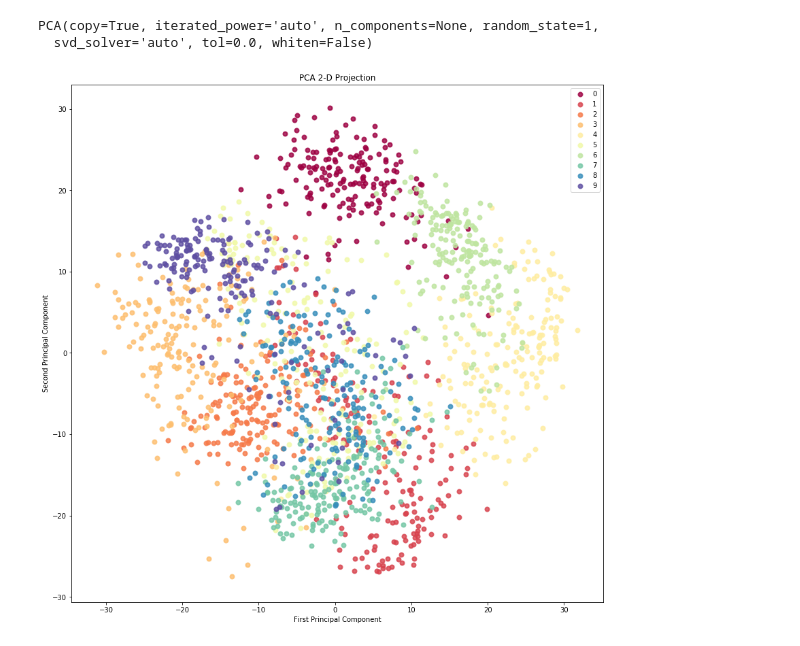
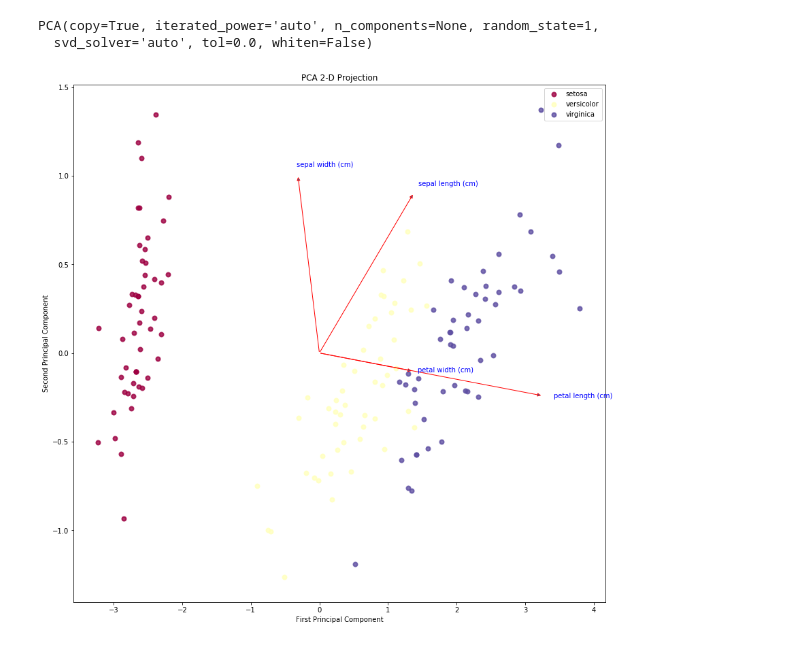
Before and after one commit to reiinakano/scikit-plot, a Jupyter notebook: examples/jupyter_notebooks/plot_pca_2d_projection.ipynb, the cells around one changed output. Drawn from its saved outputs; the diff is of its cells as text; code cells hidden in the pictures.

Commit message:
Feature/pca 2d projection (#75)
* Added biplot functionality

* Added biplot functionality

* update pca_2d_projection notebook

* style changes

* minor changes

* biplot test added

```diff
--- a/examples/jupyter_notebooks/plot_pca_2d_projection.ipynb
+++ b/examples/jupyter_notebooks/plot_pca_2d_projection.ipynb
@@ -15,8 +16,15 @@ pylab.rcParams['figure.figsize'] = (14, 14)
 # %% [output]
 Populating the interactive namespace from numpy and matplotlib
 # %%
-# Load the data
-X, y = load_data(return_X_y=True)
+#Loading the data
+data = load_data()
+
+#Encode labels to y
+encode=preprocessing.LabelEncoder()
+encode.fit(data.target_names)
+
+X = data.data
+y = encode.inverse_transform(data.target)
 
 # Create a PCA instance and fit
 pca = PCA(random_state=1)
@@ -26,7 +34,7 @@ PCA(copy=True, iterated_power='auto', n_components=None, random_state=1,
   svd_solver='auto', tol=0.0, whiten=False)
 # %%
 # Plot!
-skplt.decomposition.plot_pca_2d_projection(pca, X, y)
+skplt.decomposition.plot_pca_2d_projection(pca, X, y, biplot=True, feature_labels=data.feature_names)
 plt.show()
 # %% [output]
-[figure, old version]
+[figure, new version]
```
Also changed, not shown: parts of 1 cell of this notebook, 2 other files.
